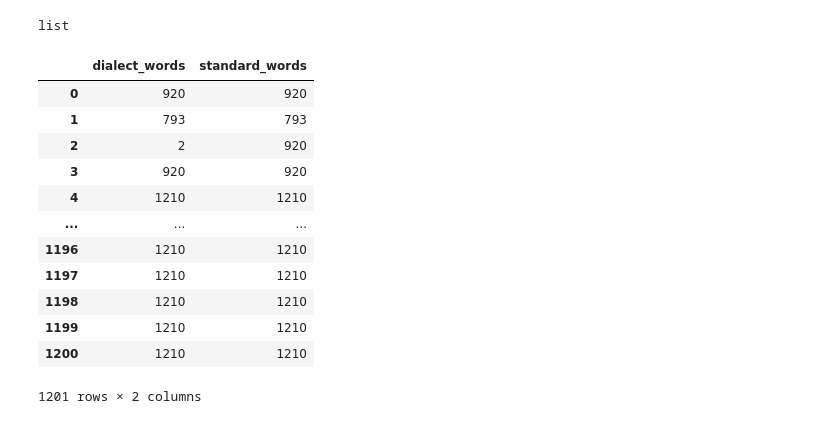
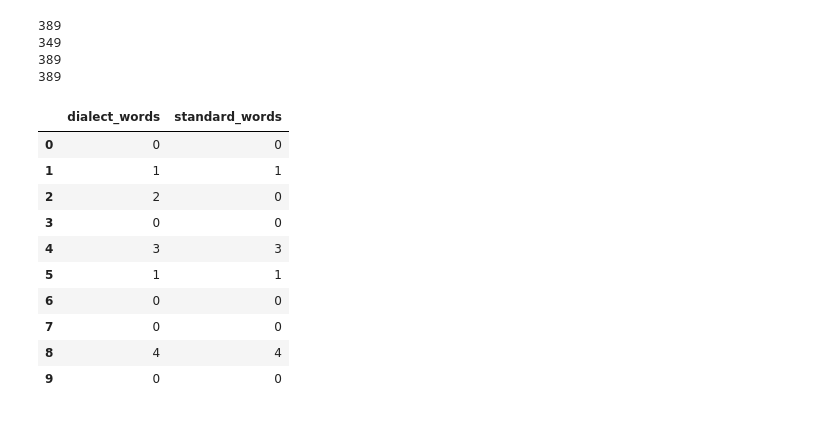
Before and after one commit to Owening2/DIalect_Translator, a Jupyter notebook: fin.ipynb, the cells around one changed output. Saved outputs shown, nothing was run; the diff lists cells and outputs as text; code cells hidden in the pictures.

```diff
--- a/fin.ipynb
+++ b/fin.ipynb
@@ -74,7 +37,3 @@ raw_data["utterance"][500]
-# %%
-type(raw_data["utterance"])
-# %% [output]
-list
 # %%
 # 사투리, 표준어 사전 생성 함수
 def make_dict(raw_data):
@@ -83,7 +42,7 @@ def make_dict(raw_data):
     standard_word = []
     all_std_word=[]
 
-    filter = re.compile('[^가-힣 +]')
+    filter = re.compile('[^가-힣+]')
 
     for i in range(len(raw_data["utterance"])):
         #print(raw_data["utterance"])
@@ -91,33 +50,46 @@ def make_dict(raw_data):
 
         for k in range(len(eojeol)):
             if eojeol[k]["isDialect"] == True:
-                if k not in dialect_word:
+                # print(eojeol[k]["eojeol"])
+                # print(dialect_word)
+                if filter.sub('', eojeol[k]['eojeol']) not in dialect_word :
                     dlt = filter.sub('', eojeol[k]['eojeol'])
                     std = filter.sub('', eojeol[k]['standard'])
-                    dialect_word.append(dlt)
-                    standard_word.append(std)
+                    if dlt=="" or std=="":
+                        #print("dd", eojeol[k]['eojeol'], "dd")
+                        pass
+                    else:
+                        dialect_word.append(dlt)
+                        standard_word.append(std)
             else:
-                if k not in standard_word:
+                if eojeol[k]["standard"] not in standard_word:
                     word = filter.sub('', eojeol[k]['standard'])
-                    all_std_word.append(word)
+                    if word == "":
+                        pass
+                        #print("dd", eojeol[k]['eojeol'], "dd")
+                    else:
+                        all_std_word.append(word)
 
     word_dictionary = pd.DataFrame([dialect_word, standard_word])
     word_dictionary = word_dictionary.transpose()
     word_dictionary.columns = ['dialect', 'standard']
     dialect_dictionary = word_dictionary['dialect']
     standard_dictionary = word_dictionary['standard']
-    dialect_dict = dialect_dictionary.to_dict()
-    standard_dict = standard_dictionary.to_dict()
 
-    index_to_dialect = {v:k for k,v in dialect_dict.items()}
-    index_to_standard = {v:k for k,v in standard_dict.items()}
+    index_to_dialect = dialect_dictionary.to_dict()
+    index_to_standard = standard_dictionary.to_dict() #{인덱스:"단어"}
 
     dialect_to_index = {v:k for k,v in index_to_dialect.items()}
-    standard_to_index = {v:k for k,v in index_to_standard.items()}
+    standard_to_index = {v:k for k,v in index_to_standard.items()}#{"단어":인덱스}
 
     return dialect_to_index,standard_to_index,index_to_dialect,index_to_standard,all_std_word
 # %%
-index_to_dialect,index_to_standard,dialect_to_index,standard_to_index, all_std_word = make_dict(raw_data)
+dialect_to_index,standard_to_index,index_to_dialect,index_to_standard,all_std_word = make_dict(raw_data)
+# %% [output]
+389
+349
+389
+389
 # %%
 # 사투리 표준어 쌍 생성 함수
 def make_pair(raw_data):
@@ -133,42 +105,39 @@ def make_pair(raw_data):
             #print(sentence["eojeolList"][0]['eojeol'])
             if sentence["eojeolList"][j]['isDialect'] == True:
                 try :
-
                     dialect = sentence["eojeolList"][j]["eojeol"]
                     standard = sentence["eojeolList"][j]["standard"]
 
                     dialect = filter.sub('', dialect)
                     standard = filter.sub('', standard)
 
-                    dialect = dialect_to_index[dialect]
-                    standard = standard_to_index[standard]
+                    dialect_idx = dialect_to_index[dialect]
+                    #standard_idx = standard_to_index[standard]
+                    standard_idx = [k for k, v in index_to_standard.items() if v == standard][0]
 
-                    dialect_form.append(dialect)
-                    standard_form.append(standard)
+                    dialect_form.append(dialect_idx)
+                    standard_form.append(standard_idx)
                 except:
                     pass
 
     result = pd.DataFrame(data = {"dialect_words":dialect_form, "standard_words": standard_form})
 
-
     return result
 # %%
 pairs = make_pair(raw_data)
-pairs
+pairs[:10]
 # %% [output]
 |  | dialect_words | standard_words |
-| 0 | 920 | 920 |
-| 1 | 793 | 793 |
-| 2 | 2 | 920 |
-| 3 | 920 | 920 |
-| 4 | 1210 | 1210 |
-| ... | ... | ... |
-| 1196 | 1210 | 1210 |
-| 1197 | 1210 | 1210 |
-| 1198 | 1210 | 1210 |
-| 1199 | 1210 | 1210 |
-| 1200 | 1210 | 1210 |
+| 0 | 0 | 0 |
+| 1 | 1 | 1 |
+| 2 | 2 | 0 |
+| 3 | 0 | 0 |
+| 4 | 3 | 3 |
+| 5 | 1 | 1 |
+| 6 | 0 | 0 |
+| 7 | 0 | 0 |
+| 8 | 4 | 4 |
+| 9 | 0 | 0 |
-1201 rows × 2 columns
 # %%
 # 사투리 사전에 존재하는지 확인하는 함수
 def exist_in_dialect(x):
```
Also changed, not shown: parts of 90 cells of this notebook, 17 other files.
